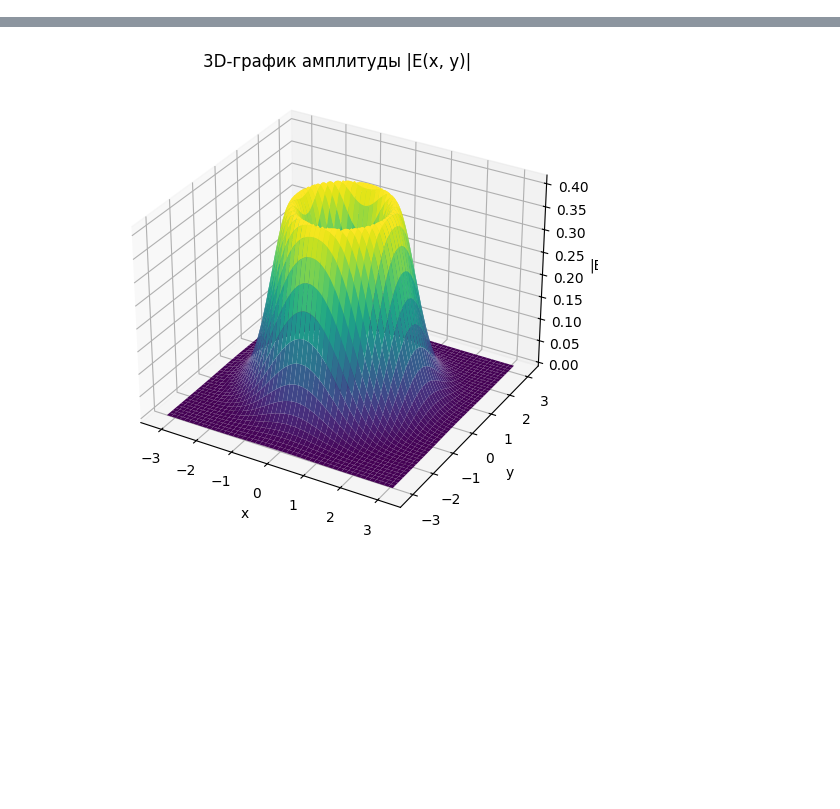
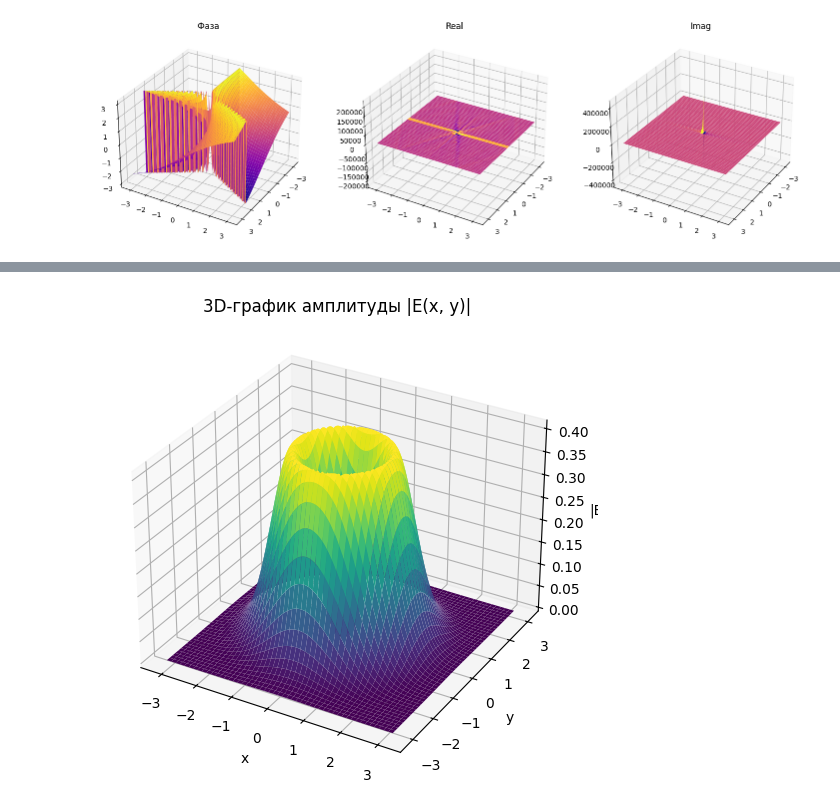
Before and after one commit to TerraFlexer/Wave_Reconstruction, a Jupyter notebook: vortex.ipynb, the cells around one changed output, grey strips where cells are left out. Drawn from its saved outputs; the diff is of its cells as text; code cells hidden in the pictures; blank space fills up the shorter version.

```diff
--- a/vortex.ipynb
+++ b/vortex.ipynb
@@ -52,0 +95,24 @@ plt.show()
+# %%
+fig = plt.figure(figsize=(18, 9))  # Ширина 12 дюймов, высота 6 дюймов
+ax = fig.add_subplot(131, projection='3d')
+surf1 = ax.plot_surface(X, Y, p, cmap='plasma')
+ax.set_title('Фаза')
+# ax.set_zlim([0, np.max(fm)])
+ax.view_init(30, 30)
+# fig.colorbar(surf1, location='bottom', shrink=0.6, aspect=7)
+
+ax = fig.add_subplot(132, projection='3d')
+surf2 = ax.plot_surface(X, Y, ifftshift(fft2(fftshift(p))).real, cmap='plasma')
+ax.set_title('Real')
+# ax.set_zlim([0, np.max((z_approx - offs))])
+ax.view_init(30, 30)
+# fig.colorbar(surf2, location='bottom', shrink=0.6, aspect=7)
+
+ax = fig.add_subplot(133, projection='3d')
+surf2 = ax.plot_surface(X, Y, ifftshift(fft2(fftshift(p))).imag, cmap='plasma')
+ax.set_title('Imag')
+# ax.set_zlim([0, np.max((z_approx - offs))])
+ax.view_init(30, 30)
+plt.show()
+# %% [output]
+[figure, added]
```
Also changed, not shown: parts of 42 cells of this notebook.
